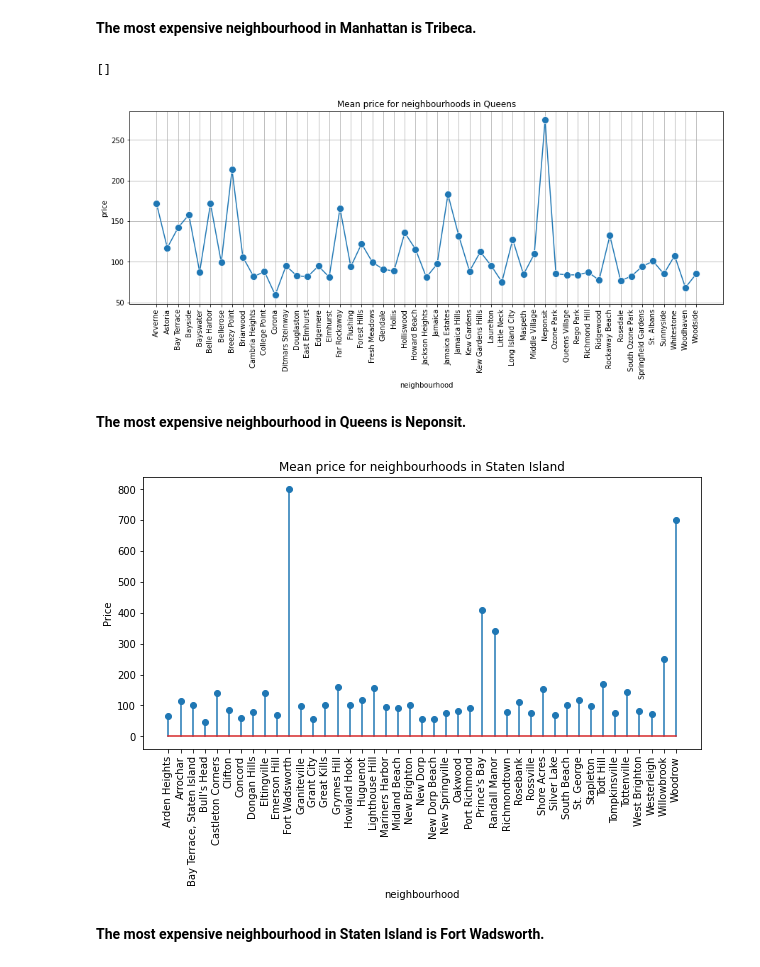
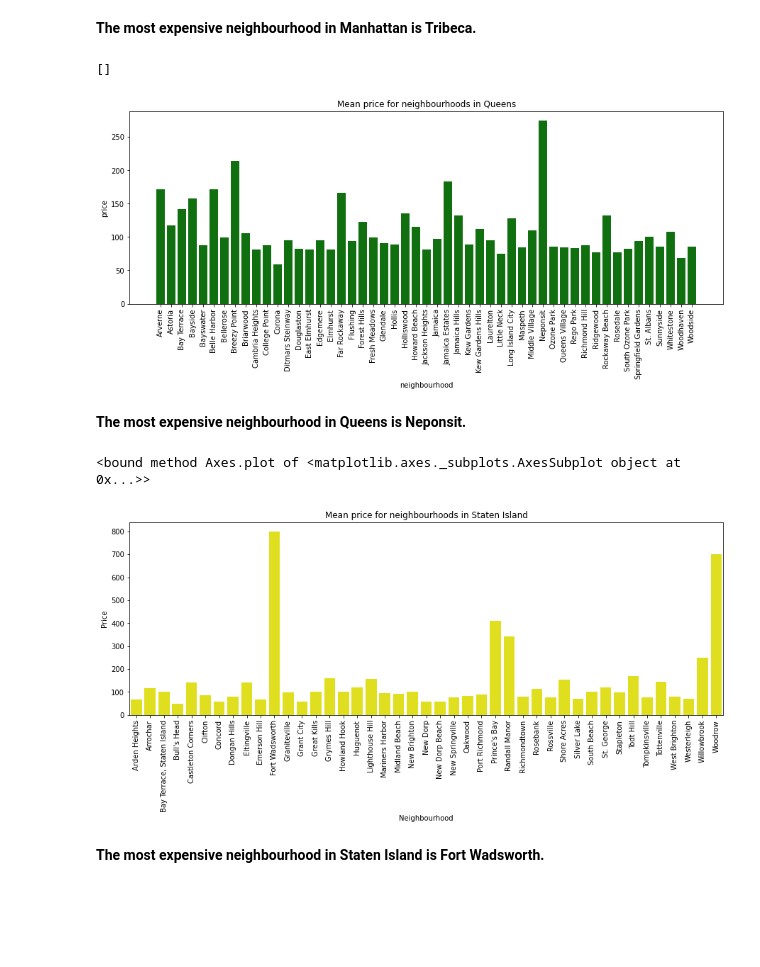
Before and after one commit to Sharath2021/Airbnb-Bookings-Analysis, a Jupyter notebook: Airbnb_Bookings_Analysis_EDA.ipynb, the cells around one changed output. Cells and saved outputs as stored; diff of their text form; code cells hidden in the pictures; blank space fills up the shorter version.

```diff
--- a/Airbnb_Bookings_Analysis_EDA.ipynb
+++ b/Airbnb_Bookings_Analysis_EDA.ipynb
@@ -434,27 +434,27 @@ z.plot()
 # %%
 #Queens
 plt.figure(figsize=(15,5))
-ax=sns.lineplot(x='neighbourhood',y='price',data=queens_most_exp_nbh,marker='o',markersize=10)
+ax=sns.barplot(x='neighbourhood',y='price',data=queens_most_exp_nbh, color='green')
 plt.title('Mean price for neighbourhoods in Queens')
 plt.xticks(rotation=90)
-plt.grid()
 ax.plot()
 # %% [output]
 []
-[figure, old version]
+[figure, new version]
 # %% [markdown]
 **The most expensive neighbourhood in Queens is Neponsit.**
 # %%
 #Staten Island
-plt.figure(figsize=(10,5))
+plt.figure(figsize=(15,5))
+ax=sns.barplot(x='neighbourhood',y='price',data=si_most_exp_nbh, color='yellow')
 plt.xticks(rotation=90)
-plt.stem('neighbourhood','price',data=si_most_exp_nbh)
-plt.xlabel('neighbourhood')
+plt.xlabel('Neighbourhood')
 plt.ylabel('Price')
 plt.title('Mean price for neighbourhoods in Staten Island')
-plt.show()
+ax.plot
 # %% [output]
+<bound method Axes.plot of <matplotlib.axes._subplots.AxesSubplot object at 0x...>>
-[figure, old version]
+[figure, new version]
 # %% [markdown]
 **The most expensive neighbourhood in Staten Island is Fort Wadsworth.**
 # %%
```
Also changed, not shown: parts of 5 cells of this notebook.
